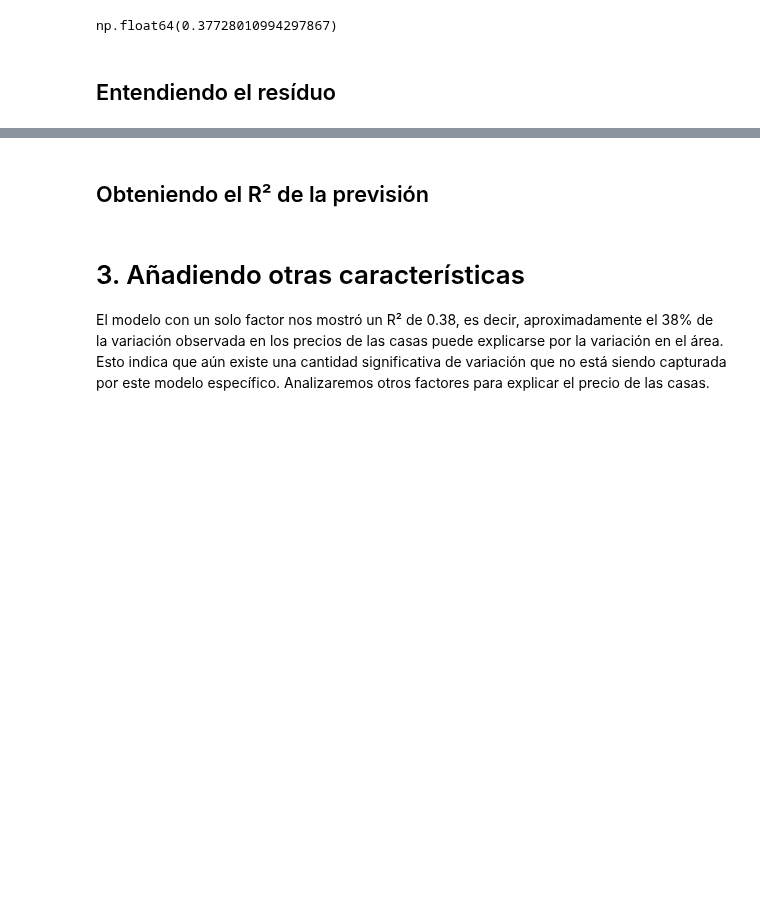
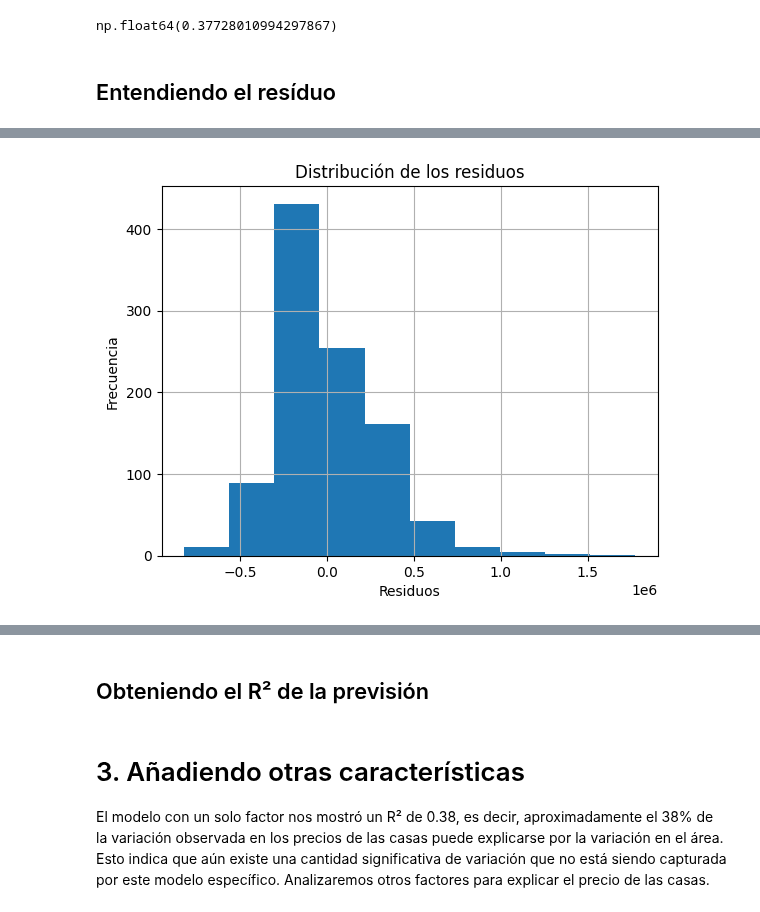
Before and after one commit to ivazquez-07/python_data_science_excersises, a Jupyter notebook: Probando Relaciones con Regresion Lineal/precios_de_inmuebles_regresion_lineal.ipynb, the cells around one changed output, grey strips where cells are left out. Drawn from its saved outputs; the diff is of its cells as text; code cells hidden in the pictures; blank space fills up the shorter version.

```diff
--- a/Probando Relaciones con Regresion Lineal/precios_de_inmuebles_regresion_lineal.ipynb
+++ b/Probando Relaciones con Regresion Lineal/precios_de_inmuebles_regresion_lineal.ipynb
@@ -321,3 +335,16 @@ np.float64(0.37728010994297867)
+# %%
+# Cómo están distribuidos
+modelo_0.resid.hist()
+
+plt.title('Distribución de los residuos')
+plt.xlabel('Residuos')
+plt.ylabel('Frecuencia')
+plt.show()
+
+
+# Es importante comprender que mientras menor sea el valor del residuo, mejor será la generalización de nuestro modelo.
+# %% [output]
+[figure, added]
 # %% [markdown]
 <img src="https://i.ibb.co/zGTB35V/residuos.png" alt="residuos" border="0">
 # %% [markdown]
```
Also changed, not shown: parts of 3 cells of this notebook.
